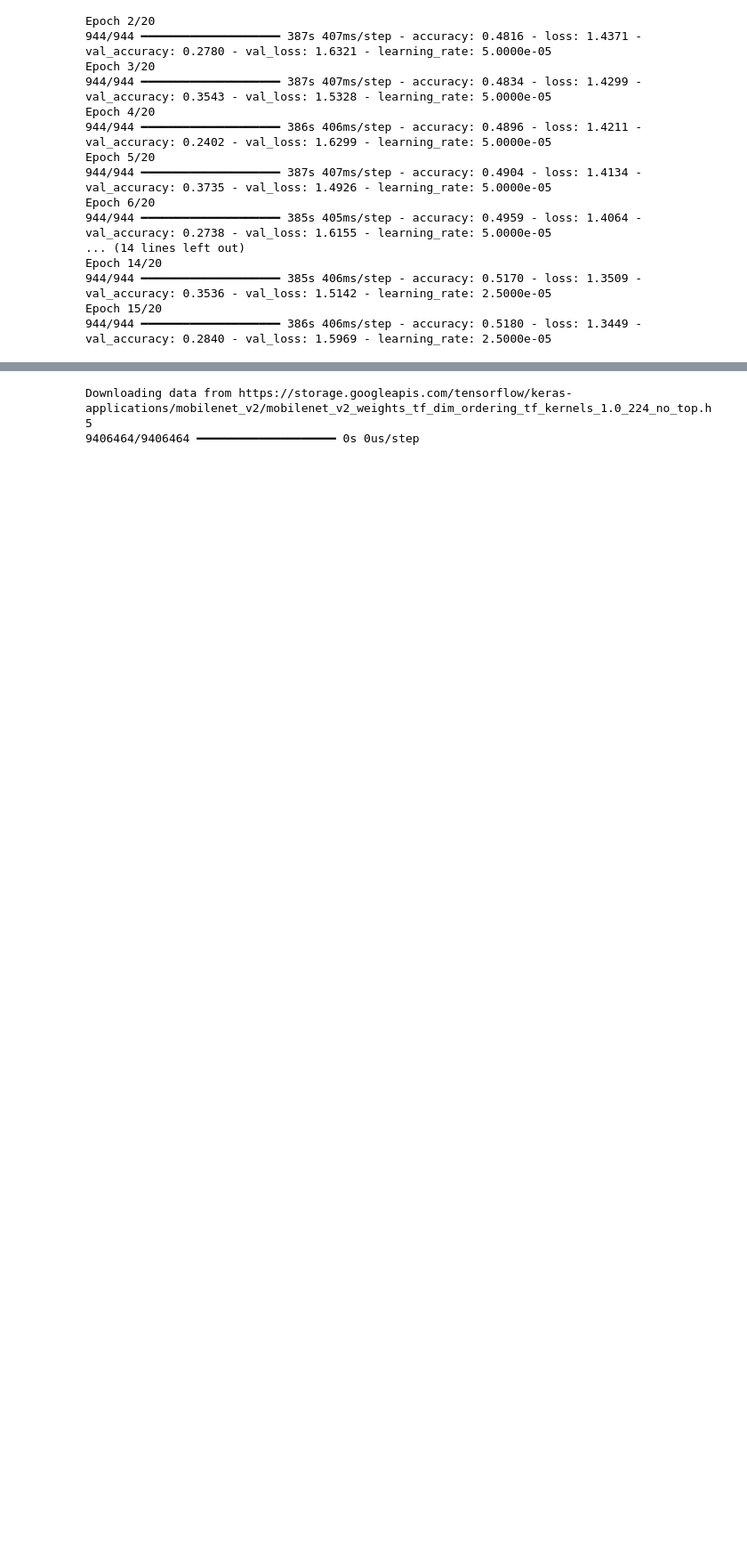
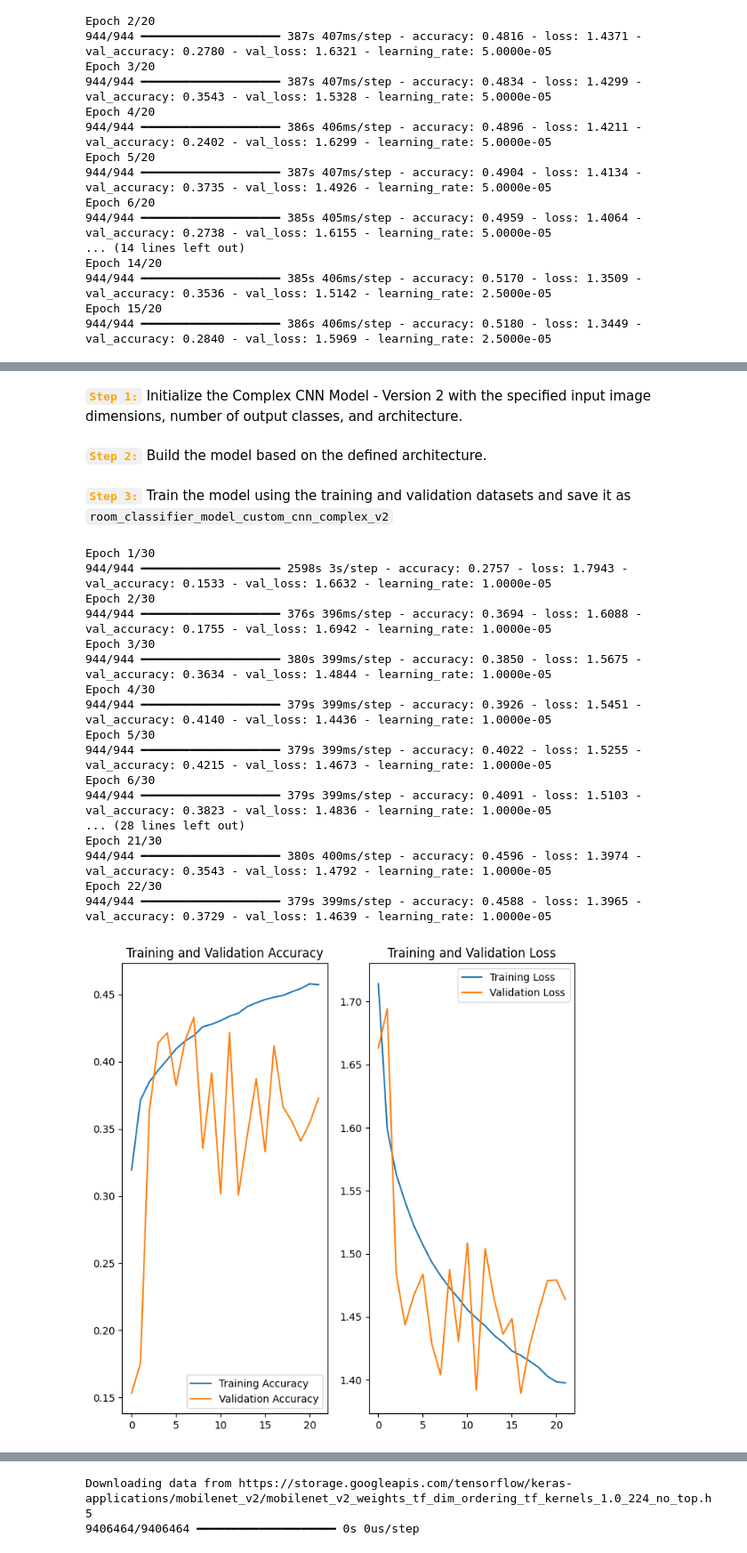
Before and after one commit to kidademoraisaly/house_room_classifier, a Jupyter notebook: notebooks/model_training.ipynb, the cells around one changed output, grey strips where cells are left out. Shown at 89% size. Drawn from its saved outputs; the diff is of its cells as text; code cells hidden in the pictures; blank space fills up the shorter version.

```diff
--- a/notebooks/model_training.ipynb
+++ b/notebooks/model_training.ipynb
@@ -84,0 +175,12 @@ The autoreload extension is already loaded. To reload it, use:
+# %%
+train_ds, val_ds, test_ds = load_datasets(
+    train_dir=train_ds_dir,  # Path to training dataset
+    img_height=IMG_HEIGHT,   # Target image height
+    img_width=IMG_WIDTH,     # Target image width
+    batch_size=BATCH_SIZE    # Batch size for training
+)
+
+# Print dataset shapes
+print(f"Training samples: {tf.data.experimental.cardinality(train_ds).numpy()}")
+print(f"Validation samples: {tf.data.experimental.cardinality(val_ds).numpy()}")
+print(f"Test samples: {tf.data.experimental.cardinality(test_ds).numpy()}")
@@ -187,0 +322,2 @@ Epoch 15/20
+# %% [markdown]
+<font color='orange'>**`Step 1:`**</font> Initialize the Complex CNN Model - Version 2 with the specified input image dimensions, number of output classes, and architecture.
@@ -187,0 +331,2 @@ Epoch 15/20
+# %% [markdown]
+<font color='orange'>**`Step 2:`**</font> Build the model based on the defined architecture.
@@ -188 +335,29 @@ Epoch 15/20
+# %% [markdown]
+<font color='orange'>**`Step 3:`**</font> Train the model using the training and validation datasets and save it as `room_classifier_model_custom_cnn_complex_v2`
+# %%
+history=room_classifier_complex_v2.train(
+train_ds,
+val_ds
+)
+room_classifier_complex_v2.model.save('/content/drive/MyDrive/house_room_classifier/models/room_classifier_model_custom_cnn_complex_v2.keras')
+plot_training_results(history)
+# %% [output]
+Epoch 1/30
+944/944 ━━━━━━━━━━━━━━━━━━━━ 2598s 3s/step - accuracy: 0.2757 - loss: 1.7943 - val_accuracy: 0.1533 - val_loss: 1.6632 - learning_rate: 1.0000e-05
+Epoch 2/30
+944/944 ━━━━━━━━━━━━━━━━━━━━ 376s 396ms/step - accuracy: 0.3694 - loss: 1.6088 - val_accuracy: 0.1755 - val_loss: 1.6942 - learning_rate: 1.0000e-05
+Epoch 3/30
+944/944 ━━━━━━━━━━━━━━━━━━━━ 380s 399ms/step - accuracy: 0.3850 - loss: 1.5675 - val_accuracy: 0.3634 - val_loss: 1.4844 - learning_rate: 1.0000e-05
+Epoch 4/30
+944/944 ━━━━━━━━━━━━━━━━━━━━ 379s 399ms/step - accuracy: 0.3926 - loss: 1.5451 - val_accuracy: 0.4140 - val_loss: 1.4436 - learning_rate: 1.0000e-05
+Epoch 5/30
+944/944 ━━━━━━━━━━━━━━━━━━━━ 379s 399ms/step - accuracy: 0.4022 - loss: 1.5255 - val_accuracy: 0.4215 - val_loss: 1.4673 - learning_rate: 1.0000e-05
+Epoch 6/30
+944/944 ━━━━━━━━━━━━━━━━━━━━ 379s 399ms/step - accuracy: 0.4091 - loss: 1.5103 - val_accuracy: 0.3823 - val_loss: 1.4836 - learning_rate: 1.0000e-05
+... (28 lines left out)
+Epoch 21/30
+944/944 ━━━━━━━━━━━━━━━━━━━━ 380s 400ms/step - accuracy: 0.4596 - loss: 1.3974 - val_accuracy: 0.3543 - val_loss: 1.4792 - learning_rate: 1.0000e-05
+Epoch 22/30
+944/944 ━━━━━━━━━━━━━━━━━━━━ 379s 399ms/step - accuracy: 0.4588 - loss: 1.3965 - val_accuracy: 0.3729 - val_loss: 1.4639 - learning_rate: 1.0000e-05
+[figure, added]
 # %% [markdown]
```
Also changed, not shown: parts of 111 cells of this notebook, 12 other files.
